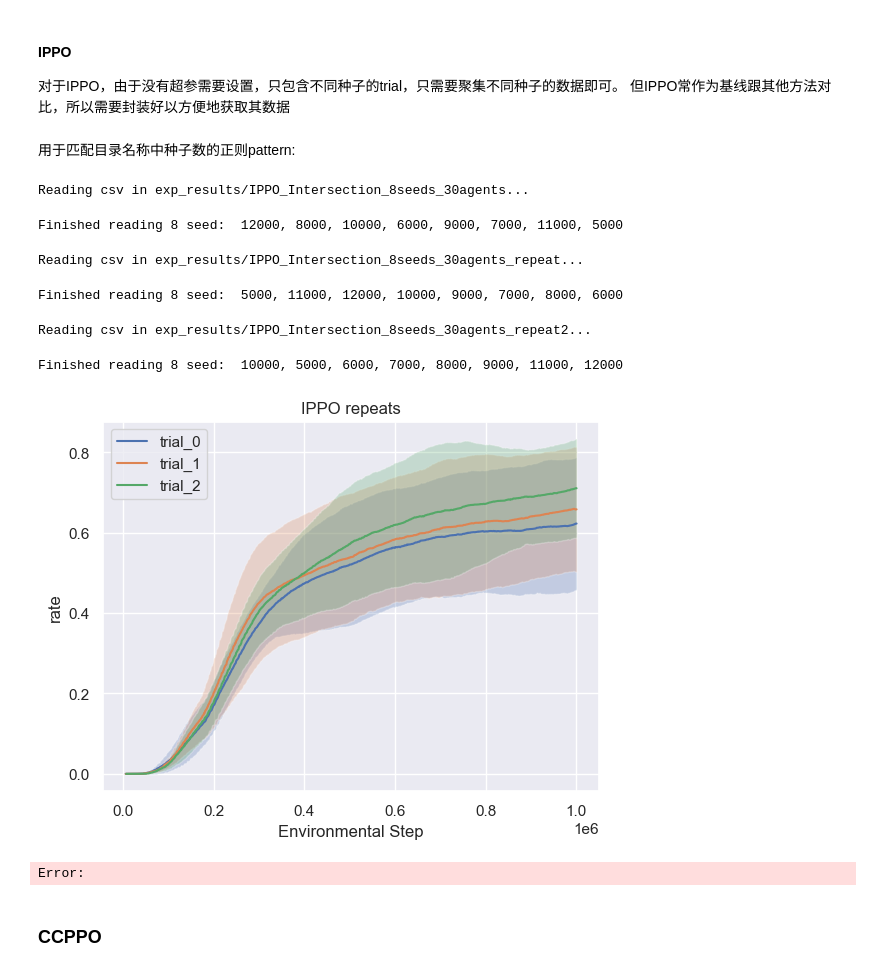
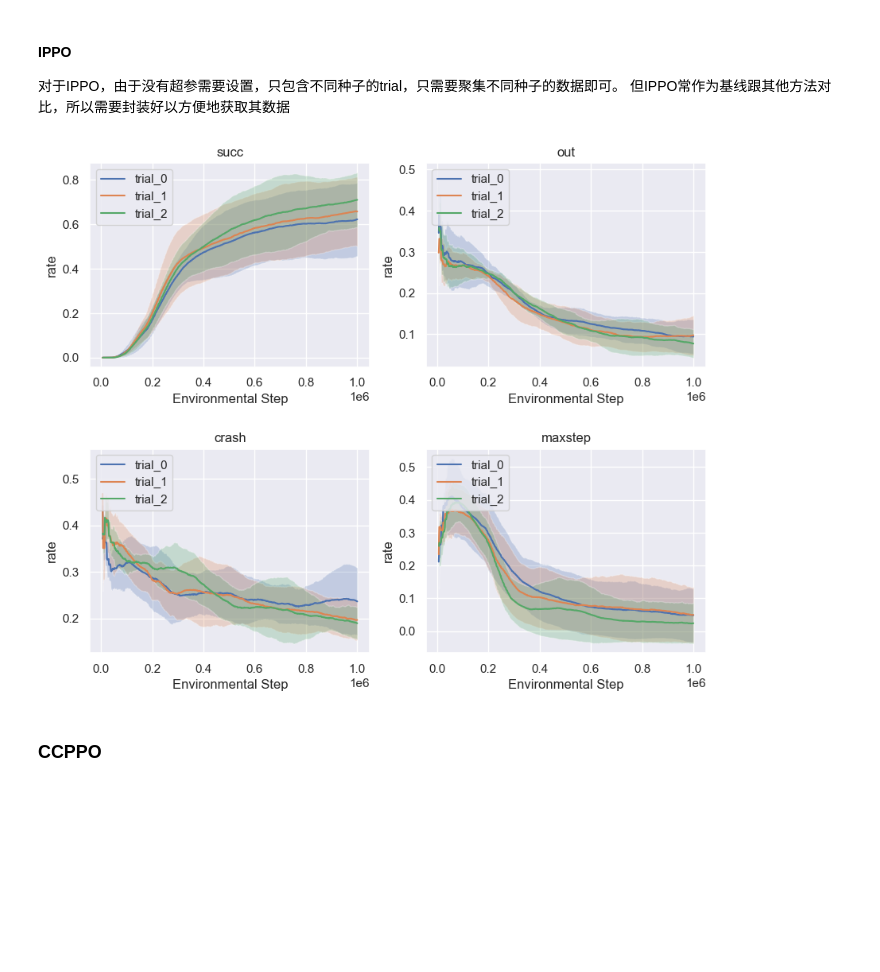
Before and after one commit to jimmydengpeng/MARLPO, a Jupyter notebook: plot.ipynb, the cells around one changed output. Cells and saved outputs as stored; diff of their text form; code cells hidden in the pictures; blank space fills up the shorter version.

```diff
--- a/plot.ipynb
+++ b/plot.ipynb
@@ -23,5 +23,3 @@ rich.get_console().width += 30
 #### IPPO
 对于IPPO，由于没有超参需要设置，只包含不同种子的trial，只需要聚集不同种子的数据即可。
 但IPPO常作为基线跟其他方法对比，所以需要封装好以方便地获取其数据
-# %% [markdown]
-用于匹配目录名称中种子数的正则pattern:
@@ -30,23 +26,15 @@ seed_pattern = r'start_seed=(\d*)'
 # %%
 exp_dir = 'exp_results/IPPO_Intersection_8seeds_30agents'
-# %%
-exp_dirs = [
-    'exp_results/IPPO_Intersection_8seeds_30agents',
-    'exp_results/IPPO_Intersection_8seeds_30agents_repeat',
-    'exp_results/IPPO_Intersection_8seeds_30agents_repeat2'
-]
-exp_labels = ['trial_0', 'trial_1', 'trial_2']
-for exp_dir, label in zip(exp_dirs, exp_labels):
-    plot_one_exp(exp_dir, param_pattern=seed_pattern, col=succ_col, title='IPPO repeats', exp_label=label)
-# %% [output]
-Reading csv in exp_results/IPPO_Intersection_8seeds_30agents...
-Finished reading 8 seed:  12000, 8000, 10000, 6000, 9000, 7000, 11000, 5000
-Reading csv in exp_results/IPPO_Intersection_8seeds_30agents_repeat...
-Finished reading 8 seed:  5000, 11000, 12000, 10000, 9000, 7000, 8000, 6000
-Reading csv in exp_results/IPPO_Intersection_8seeds_30agents_repeat2...
-Finished reading 8 seed:  10000, 5000, 6000, 7000, 8000, 9000, 11000, 12000
-[figure, removed]
-Error:
+# %%
+exp_dirs = {
+    'trial_0': 'exp_results/IPPO_Intersection_8seeds_30agents',
+    'trial_1': 'exp_results/IPPO_Intersection_8seeds_30agents_repeat',
+    'trial_2': 'exp_results/IPPO_Intersection_8seeds_30agents_repeat2',
+    # 'trial_3': 'exp_results/IPPO_Intersection_8seeds_30agents_repeat3_AIBOY'
+}
+compare_all_metrics(exp_dirs)
+# %% [output]
+[figure, added]
 # %% [markdown]
 ### CCPPO
 # %%
```
Also changed, not shown: parts of 25 cells of this notebook, 7 other files.
